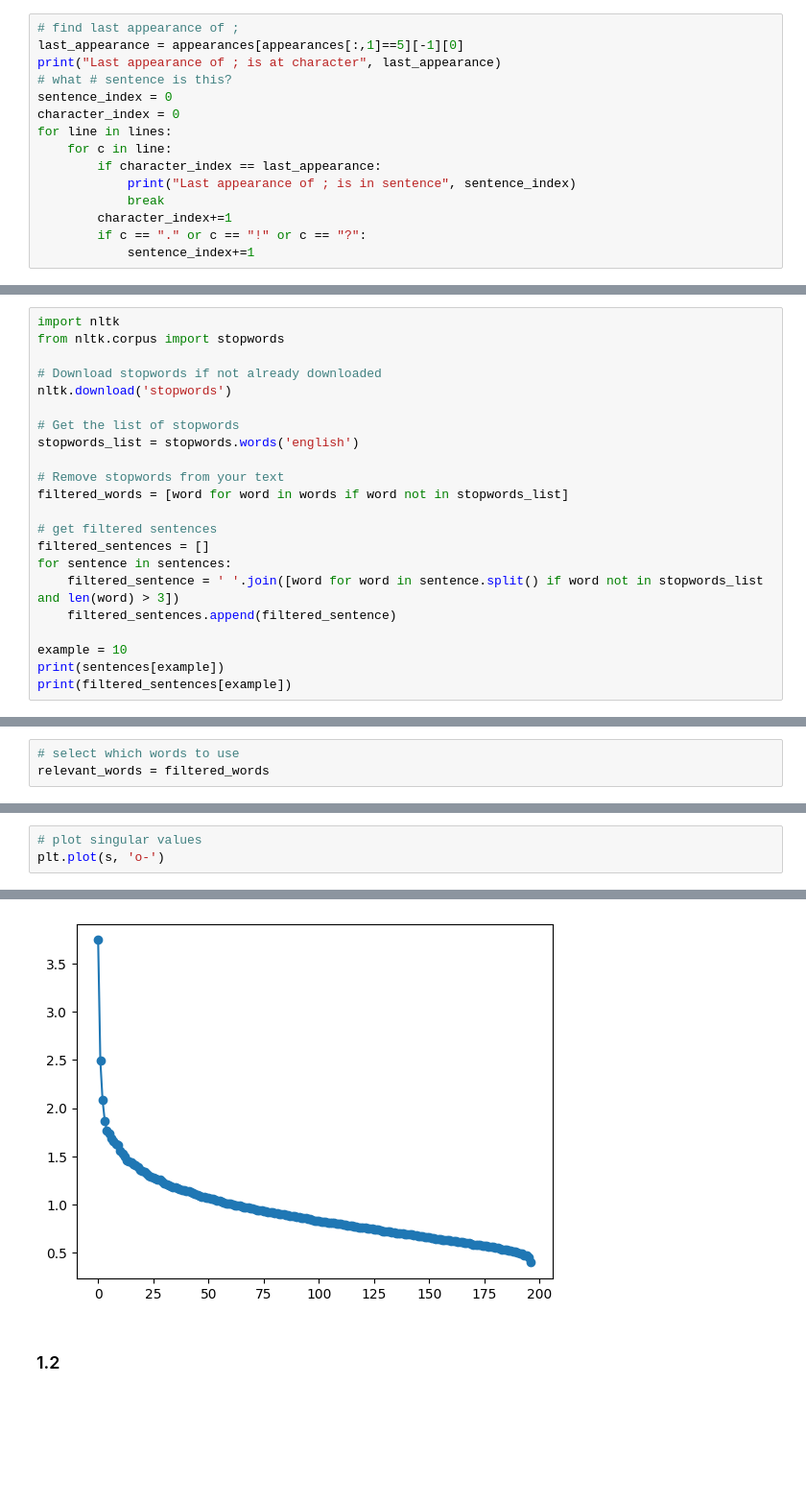
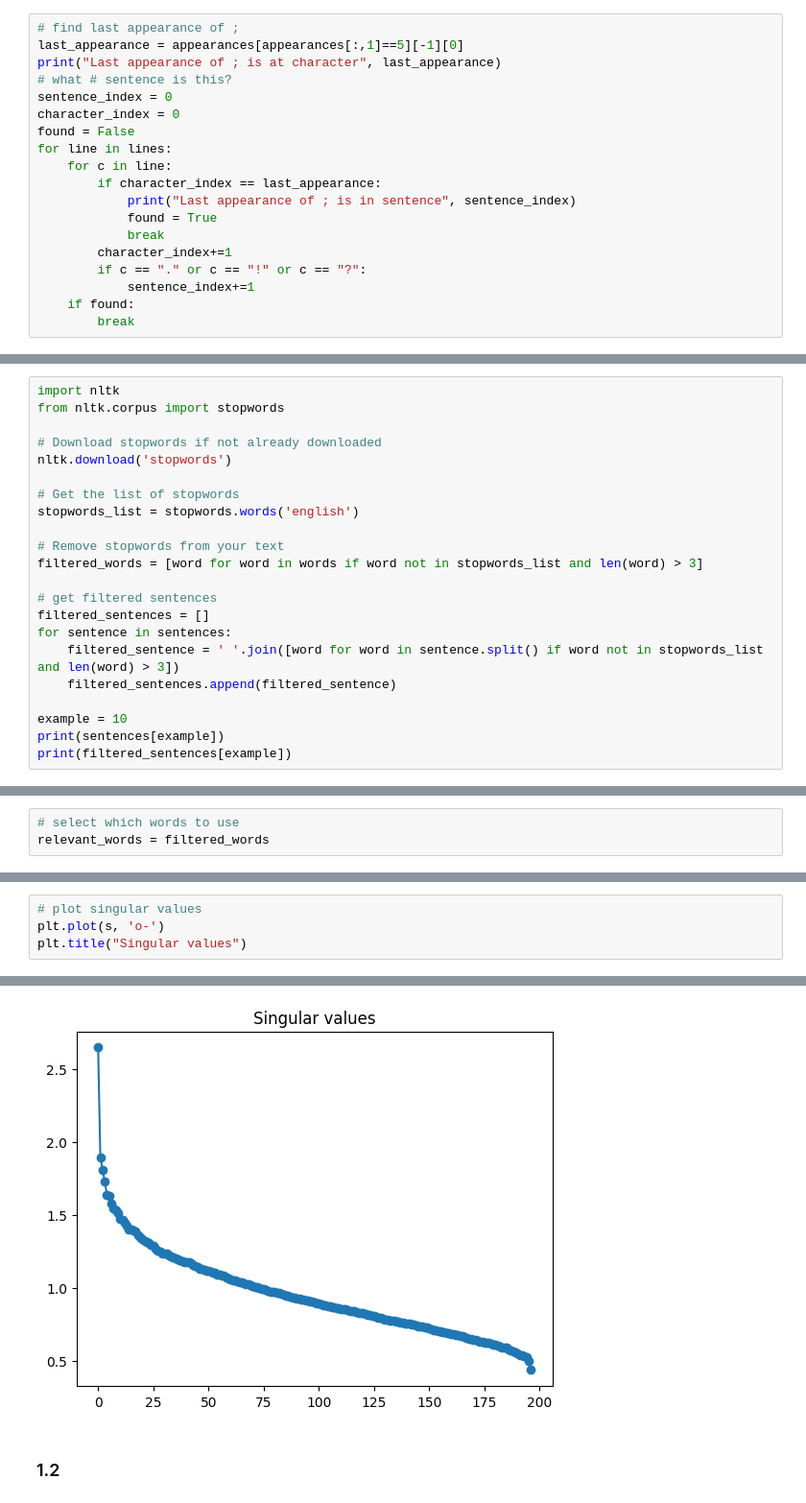
Before and after one commit to Bela4321/matrixmethods_dataanalysis, a Jupyter notebook: Kriterias/preprocesing.ipynb, the cells around one changed output, grey strips where cells are left out. Shown at 96% size. Drawn from its saved outputs; the diff is of its cells as text; blank space fills up the shorter version.

```diff
--- a/Kriterias/preprocesing.ipynb
+++ b/Kriterias/preprocesing.ipynb
@@ -76,14 +76,18 @@ print("Last appearance of ; is at character", last_appearance)
 # what # sentence is this?
 sentence_index = 0
 character_index = 0
+found = False
 for line in lines:
     for c in line:
         if character_index == last_appearance:
             print("Last appearance of ; is in sentence", sentence_index)
+            found = True
             break
         character_index+=1
         if c == "." or c == "!" or c == "?":
             sentence_index+=1
+    if found:
+        break
 # %% [output]
 Last appearance of ; is at character 36734
 Last appearance of ; is in sentence 150
@@ -175,7 +166,7 @@ nltk.download('stopwords')
 stopwords_list = stopwords.words('english')
 
 # Remove stopwords from your text
-filtered_words = [word for word in words if word not in stopwords_list]
+filtered_words = [word for word in words if word not in stopwords_list and len(word) > 3]
 
 # get filtered sentences
 filtered_sentences = []
@@ -272,4 +260,5 @@ print(term_sentence_matrix_rank)
 # %%
 # plot singular values
 plt.plot(s, 'o-')
+plt.title("Singular values")
 # %% [output]
@@ -277,4 +266,4 @@ plt.plot(s, 'o-')
-[figure, old version]
+[figure, new version]
 # %% [markdown]
 ### 1.2
 # %%
```
Also changed, not shown: parts of 21 cells of this notebook, 1 other file.
